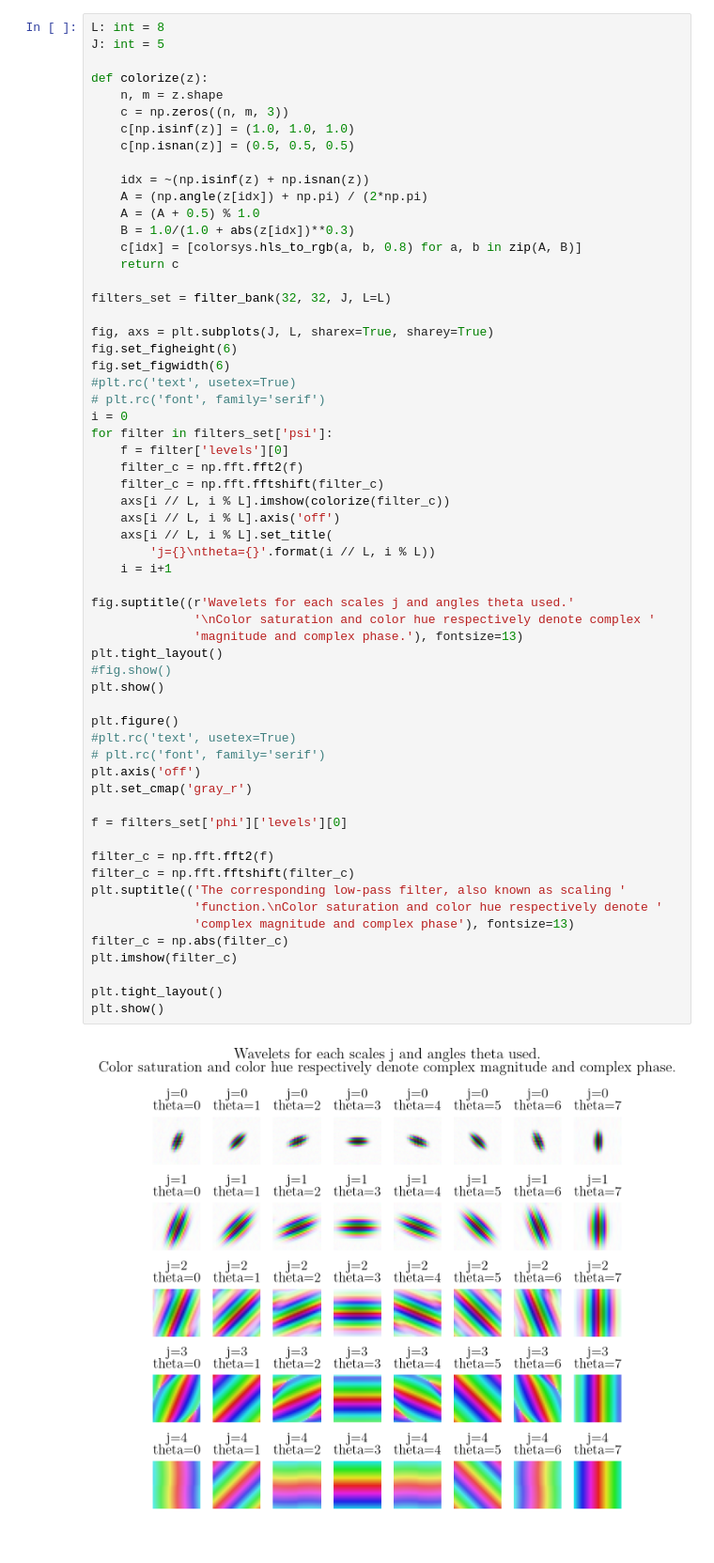
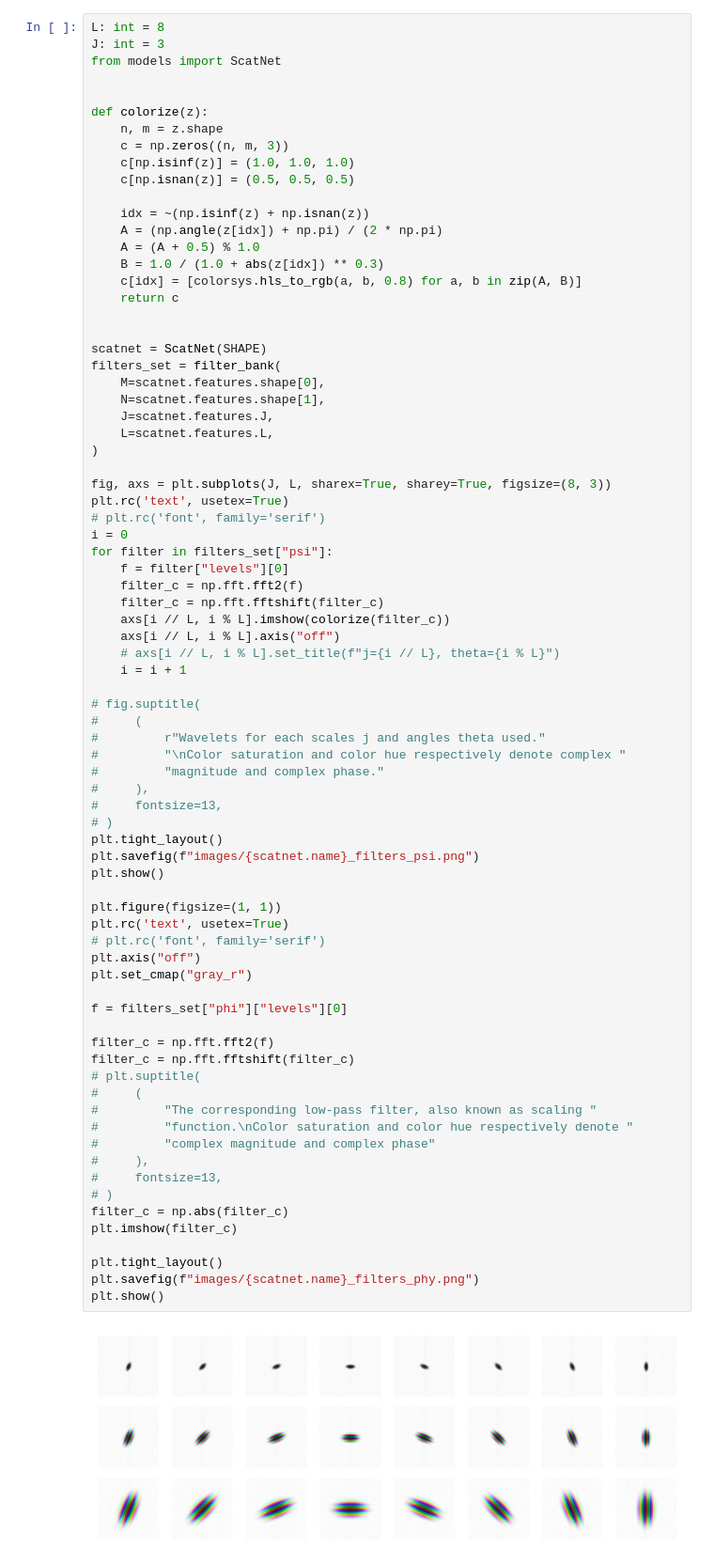
Before and after one commit to EdoardoGrassi/xai-binary-classification, a Jupyter notebook: compare_filters.ipynb, the cells around one changed output. Shown at 94% size. Drawn from its saved outputs; the diff is of its cells as text.

```diff
--- a/compare_filters.ipynb
+++ b/compare_filters.ipynb
@@ -303,62 +292,79 @@ fig.set_tight_layout(True)
 # %%
 L: int = 8
-J: int = 5
+J: int = 3
+from models import ScatNet
+
 
 def colorize(z):
     n, m = z.shape
     c = np.zeros((n, m, 3))
     c[np.isinf(z)] = (1.0, 1.0, 1.0)
     c[np.isnan(z)] = (0.5, 0.5, 0.5)
 
     idx = ~(np.isinf(z) + np.isnan(z))
-    A = (np.angle(z[idx]) + np.pi) / (2*np.pi)
+    A = (np.angle(z[idx]) + np.pi) / (2 * np.pi)
     A = (A + 0.5) % 1.0
-    B = 1.0/(1.0 + abs(z[idx])**0.3)
+    B = 1.0 / (1.0 + abs(z[idx]) ** 0.3)
     c[idx] = [colorsys.hls_to_rgb(a, b, 0.8) for a, b in zip(A, B)]
     return c
 
-filters_set = filter_bank(32, 32, J, L=L)
 
-fig, axs = plt.subplots(J, L, sharex=True, sharey=True)
-fig.set_figheight(6)
-fig.set_figwidth(6)
-#plt.rc('text', usetex=True)
+scatnet = ScatNet(SHAPE)
+filters_set = filter_bank(
+    M=scatnet.features.shape[0],
+    N=scatnet.features.shape[1],
+    J=scatnet.features.J,
+    L=scatnet.features.L,
+)
+
+fig, axs = plt.subplots(J, L, sharex=True, sharey=True, figsize=(8, 3))
+plt.rc('text', usetex=True)
 # plt.rc('font', family='serif')
 i = 0
-for filter in filters_set['psi']:
-    f = filter['levels'][0]
+for filter in filters_set["psi"]:
+    f = filter["levels"][0]
     filter_c = np.fft.fft2(f)
     filter_c = np.fft.fftshift(filter_c)
     axs[i // L, i % L].imshow(colorize(filter_c))
-    axs[i // L, i % L].axis('off')
-    axs[i // L, i % L].set_title(
-        'j={}\ntheta={}'.format(i // L, i % L))
-    i = i+1
+    axs[i // L, i % L].axis("off")
+    # axs[i // L, i % L].set_title(f"j={i // L}, theta={i % L}")
+    i = i + 1
 
-fig.suptitle((r'Wavelets for each scales j and angles theta used.'
-              '\nColor saturation and color hue respectively denote complex '
-              'magnitude and complex phase.'), fontsize=13)
+# fig.suptitle(
+#     (
+#         r"Wavelets for each scales j and angles theta used."
+#         "\nColor saturation and color hue respectively denote complex "
+#         "magnitude and complex phase."
+#     ),
+#     fontsize=13,
+# )
 plt.tight_layout()
-#fig.show()
+plt.savefig(f"images/{scatnet.name}_filters_psi.png")
 plt.show()
 
-plt.figure()
-#plt.rc('text', usetex=True)
+plt.figure(figsize=(1, 1))
+plt.rc('text', usetex=True)
 # plt.rc('font', family='serif')
-plt.axis('off')
-plt.set_cmap('gray_r')
+plt.axis("off")
+plt.set_cmap("gray_r")
 
-f = filters_set['phi']['levels'][0]
+f = filters_set["phi"]["levels"][0]
 
 filter_c = np.fft.fft2(f)
 filter_c = np.fft.fftshift(filter_c)
-plt.suptitle(('The corresponding low-pass filter, also known as scaling '
-              'function.\nColor saturation and color hue respectively denote '
-              'complex magnitude and complex phase'), fontsize=13)
+# plt.suptitle(
+#     (
+#         "The corresponding low-pass filter, also known as scaling "
+#         "function.\nColor saturation and color hue respectively denote "
+#         "complex magnitude and complex phase"
+#     ),
+#     fontsize=13,
+# )
 filter_c = np.abs(filter_c)
 plt.imshow(filter_c)
 
 plt.tight_layout()
+plt.savefig(f"images/{scatnet.name}_filters_phy.png")
 plt.show()
 # %% [output]
-[figure, old version]
+[figure, new version]
```
Also changed, not shown: parts of 4 cells of this notebook, 18 other files.
